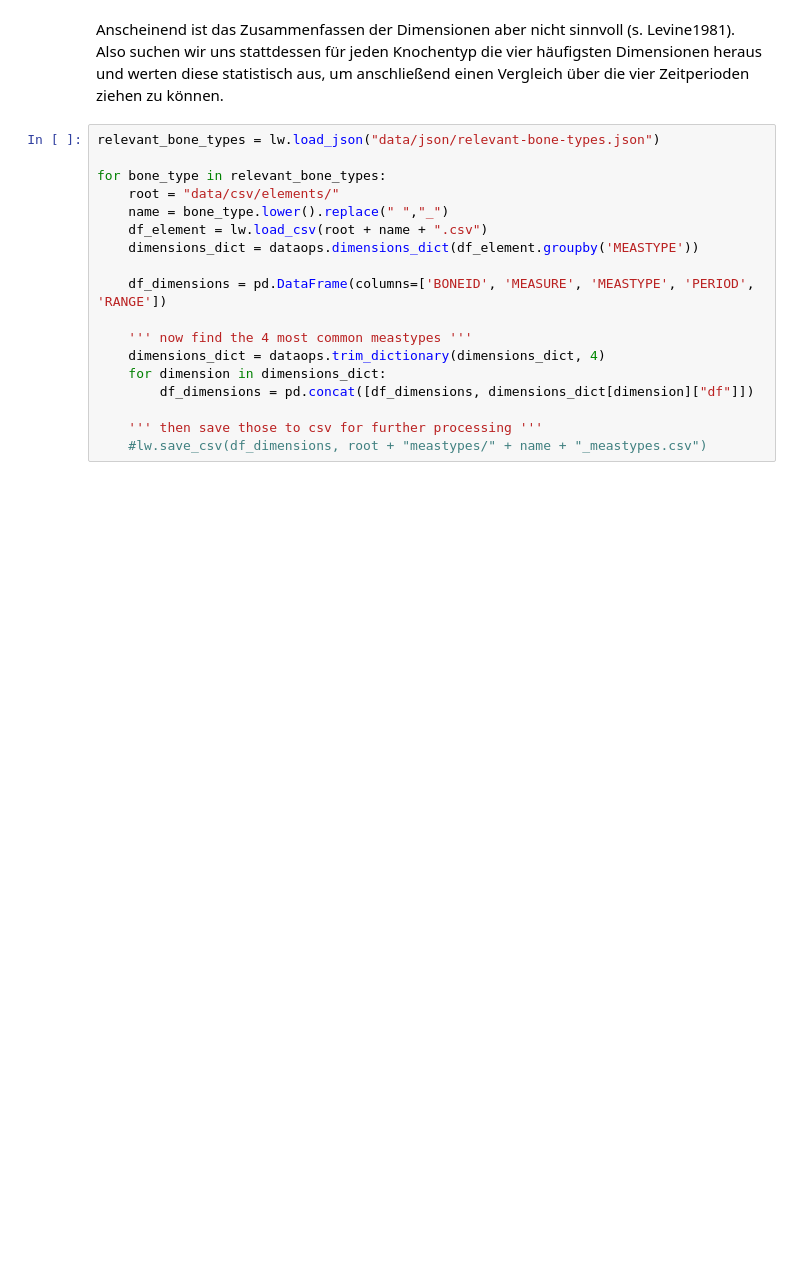
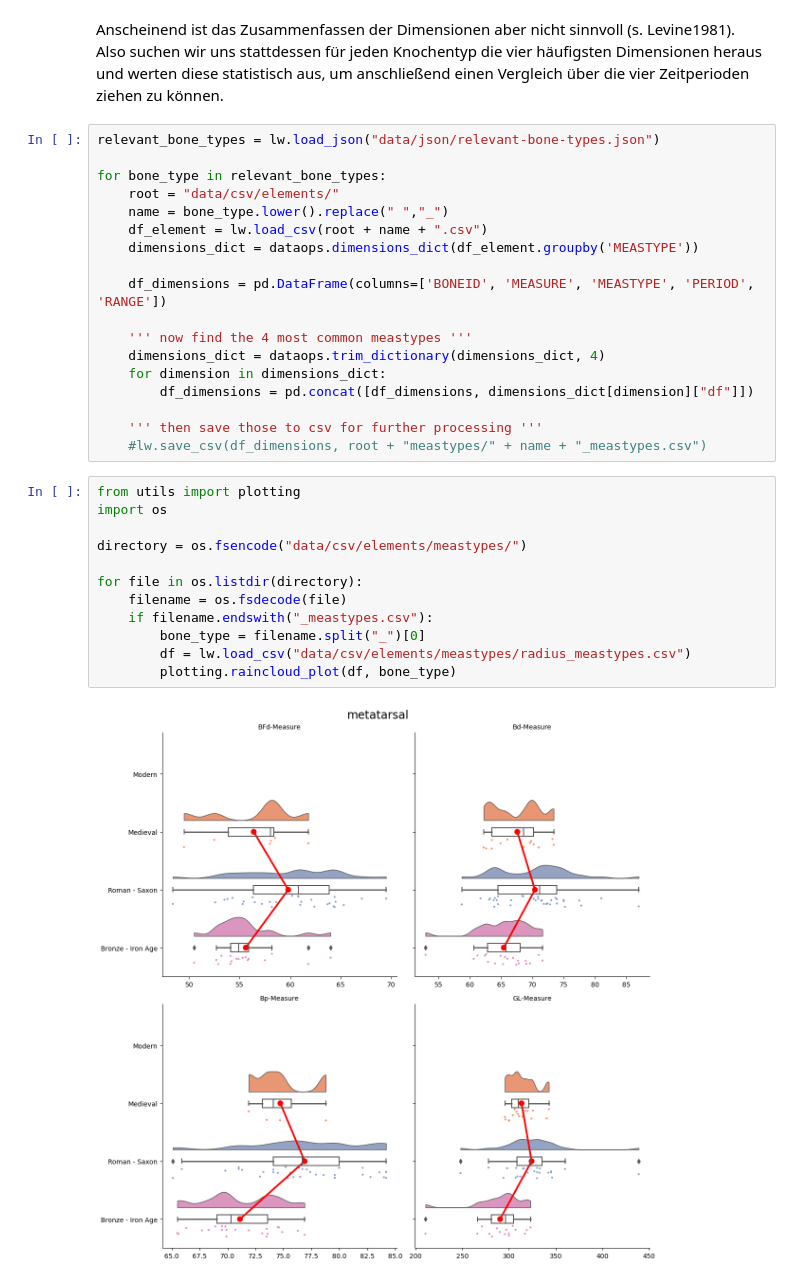
Before and after one commit to Graunarmin/animal-bones, a Jupyter notebook: ab_measurements.ipynb, the cells around one changed output. Drawn from its saved outputs; the diff is of its cells as text; blank space fills up the shorter version.

Commit message:
beautiful raincloud plots. But they all look the same, that can't be right

```diff
--- a/ab_measurements.ipynb
+++ b/ab_measurements.ipynb
@@ -83,3 +83,17 @@ for bone_type in relevant_bone_types:
 
     ''' then save those to csv for further processing '''
     #lw.save_csv(df_dimensions, root + "meastypes/" + name + "_meastypes.csv")
+# %%
+from utils import plotting
+import os
+
+directory = os.fsencode("data/csv/elements/meastypes/")
+
+for file in os.listdir(directory):
+    filename = os.fsdecode(file)
+    if filename.endswith("_meastypes.csv"):
+        bone_type = filename.split("_")[0]
+        df = lw.load_csv("data/csv/elements/meastypes/radius_meastypes.csv")
+        plotting.raincloud_plot(df, bone_type)
+# %% [output]
+[figure, added]
```
Also changed, not shown: parts of 1 cell of this notebook, 17 other files.
